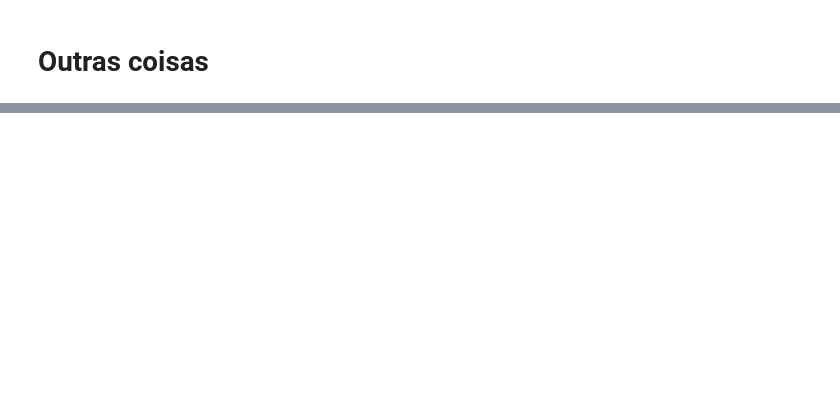
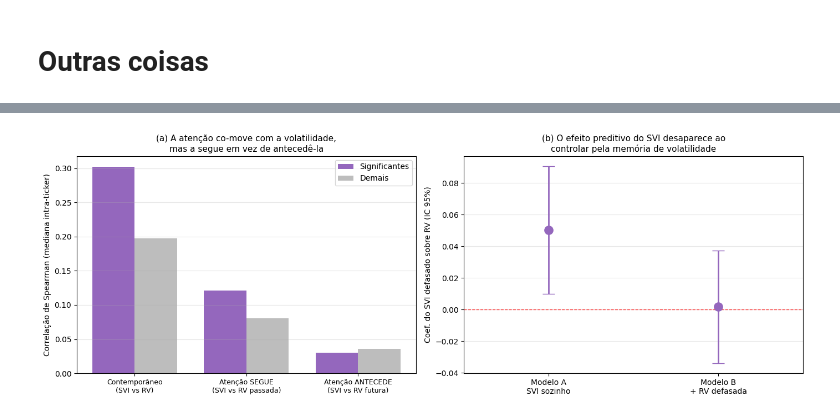
Before and after one commit to bruno-ritter/artigo_svi, a Jupyter notebook: 03_analise_resultados.ipynb, the cells around one changed output, grey strips where cells are left out. Drawn from its saved outputs; the diff is of its cells as text; code cells hidden in the pictures; blank space fills up the shorter version.

```diff
--- a/03_analise_resultados.ipynb
+++ b/03_analise_resultados.ipynb
@@ -328,0 +488,28 @@ len(temp.query("ok != 103")) + len(temp.query("ok == 103"))
+# %%
+# ── Figura: a atenção segue a volatilidade e é redundante com o eGARCH ───
+COR_SVI, COR_RESTO = "#9467bd", "#bdbdbd"
+fig, (ax1, ax2) = plt.subplots(1, 2, figsize=(14, 5))
+
+# (a) estrutura lead-lag das correlações SVI x RV
+cats = ["Contemporâneo\n(SVI vs RV)", "Atenção SEGUE\n(SVI vs RV passada)", "Atenção ANTECEDE\n(SVI vs RV futura)"]
+x, w = np.arange(3), 0.38
+ax1.bar(x - w/2, med.loc["significantes"], w, label="Significantes", color=COR_SVI)
+ax1.bar(x + w/2, med.loc["resto"],         w, label="Demais",        color=COR_RESTO)
+ax1.set_xticks(x); ax1.set_xticklabels(cats, fontsize=9)
+ax1.set_ylabel("Correlação de Spearman (mediana intra-ticker)")
+ax1.set_title("(a) A atenção co-move com a volatilidade,\nmas a segue em vez de antecedê-la", fontsize=11)
+ax1.axhline(0, color="black", lw=0.8); ax1.legend(); ax1.grid(True, axis="y", alpha=0.3)
+
+# (b) colapso do coeficiente do SVI ao controlar pela volatilidade defasada
+coefs = [m_a.params["svild_z_lag1"], m_b.params["svild_z_lag1"]]
+ca, cb = m_a.conf_int().loc["svild_z_lag1"], m_b.conf_int().loc["svild_z_lag1"]
+err = np.array([[coefs[0]-ca[0], coefs[1]-cb[0]], [ca[1]-coefs[0], cb[1]-coefs[1]]])
+ax2.errorbar([0, 1], coefs, yerr=err, fmt="o", ms=11, capsize=8, lw=2, color=COR_SVI)
+ax2.axhline(0, color="red", ls="--", lw=1, alpha=0.7)
+ax2.set_xticks([0, 1]); ax2.set_xticklabels(["Modelo A\nSVI sozinho", "Modelo B\n+ RV defasada"])
+ax2.set_xlim(-0.5, 1.5); ax2.set_ylabel("Coef. do SVI defasado sobre RV (IC 95%)")
+ax2.set_title("(b) O efeito preditivo do SVI desaparece ao\ncontrolar pela memória de volatilidade", fontsize=11)
+ax2.grid(True, axis="y", alpha=0.3)
+plt.tight_layout(); plt.show()
+# %% [output]
+[figure, added]
```
Also changed, not shown: parts of 19 cells of this notebook, 5 other files.
